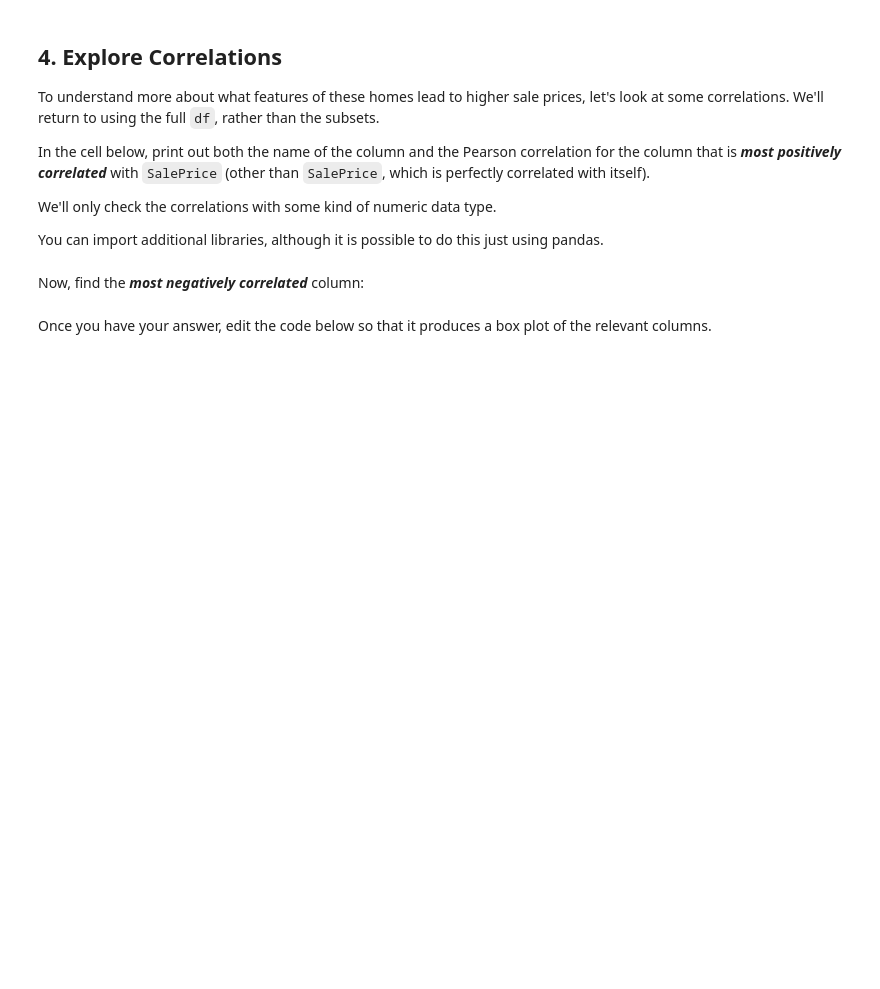
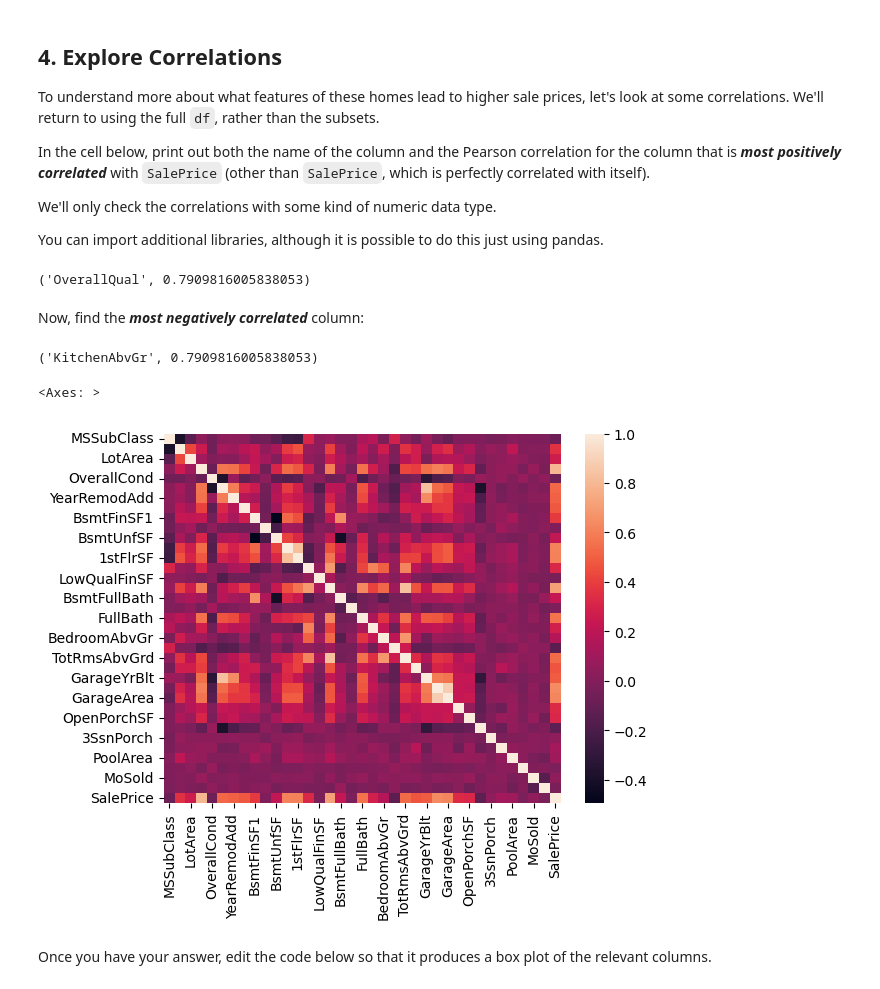
Before and after one commit to Pauline-lab/dsc-pandas-eda-lab, a Jupyter notebook: index.ipynb, the cells around one changed output. Saved outputs shown, nothing was run; the diff lists cells and outputs as text; code cells hidden in the pictures; blank space fills up the shorter version.

```diff
--- a/index.ipynb
+++ b/index.ipynb
@@ -474,7 +501,26 @@ You can import additional libraries, although it is possible to do this just usi
+# %%
+# Your code here
+saleprice_corr = df.corr()['SalePrice'].drop('SalePrice')
+most_positive_corr_column = saleprice_corr.idxmax()
+most_positive_corr_value = saleprice_corr.max()
+most_positive_corr_column, most_positive_corr_value
+# %% [output]
+('OverallQual', 0.7909816005838053)
 # %% [markdown]
 Now, find the ***most negatively correlated*** column:
 # %%
 # Your code here
+most_negative_corr_column = saleprice_corr.idxmin()
+most_negative_corr_value = saleprice_corr.min()
+most_negative_corr_column, most_positive_corr_value
+# %% [output]
+('KitchenAbvGr', 0.7909816005838053)
+# %%
+import seaborn as sns
+sns.heatmap(df.corr())
+# %% [output]
+<Axes: >
+[figure, added]
 # %% [markdown]
 Once you have your answer, edit the code below so that it produces a box plot of the relevant columns.
 # %%
```
Also changed, not shown: parts of 8 cells of this notebook.
